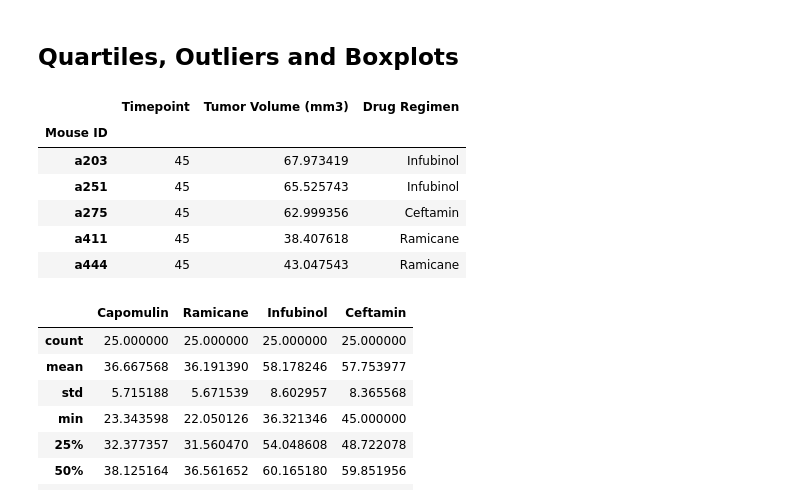
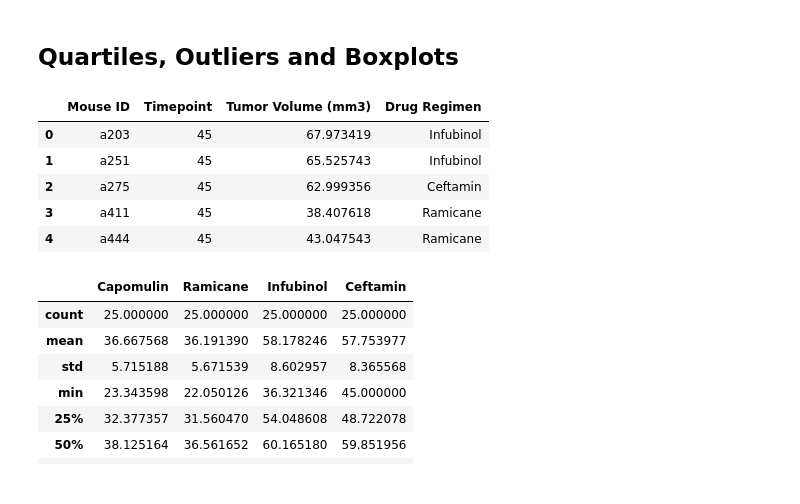
Before and after one commit to zachaa/matplotlib-challenge, a Jupyter notebook: Pymaceuticals/pymaceuticals.ipynb, the cells around one changed output. Drawn from its saved outputs; the diff is of its cells as text; code cells hidden in the pictures.

```diff
--- a/Pymaceuticals/pymaceuticals.ipynb
+++ b/Pymaceuticals/pymaceuticals.ipynb
@@ -167,21 +163,22 @@ print()  # hide extra output
 # %%
 # Calculate the final tumor volume of each mouse across four of the treatment regimens:
 # Capomulin, Ramicane, Infubinol, and Ceftamin
 
 filtered_regimens_clean = clean_mouse_study_df[clean_mouse_study_df["Drug Regimen"].isin(("Capomulin", "Ramicane", "Infubinol", "Ceftamin"))]
 # Start by getting the last (greatest) timepoint for each mouse
-last_timepoint_mouse_df = filtered_regimens_clean.groupby("Mouse ID").agg({"Timepoint": 'last',
-                                                                           "Tumor Volume (mm3)": 'last',
-                                                                           "Drug Regimen": 'last'})
+last_timepoint_mouse_df = filtered_regimens_clean.groupby("Mouse ID")\
+                                                 .agg({"Timepoint": 'last',
+                                                       "Tumor Volume (mm3)": 'last',
+                                                       "Drug Regimen": 'last'})\
+                                                 .reset_index(drop=False)
 last_timepoint_mouse_df.head(5)
 # %% [output]
-|  | Timepoint | Tumor Volume (mm3) | Drug Regimen |
-| Mouse ID |  |  |  |
-| a203 | 45 | 67.973419 | Infubinol |
-| a251 | 45 | 65.525743 | Infubinol |
-| a275 | 45 | 62.999356 | Ceftamin |
-| a411 | 45 | 38.407618 | Ramicane |
-| a444 | 45 | 43.047543 | Ramicane |
+|  | Mouse ID | Timepoint | Tumor Volume (mm3) | Drug Regimen |
+| 0 | a203 | 45 | 67.973419 | Infubinol |
+| 1 | a251 | 45 | 65.525743 | Infubinol |
+| 2 | a275 | 45 | 62.999356 | Ceftamin |
+| 3 | a411 | 45 | 38.407618 | Ramicane |
+| 4 | a444 | 45 | 43.047543 | Ramicane |
 # %%
 # create lists of treatments
 selected_treatments = ["Capomulin", "Ramicane", "Infubinol", "Ceftamin"]
```
Also changed, not shown: parts of 3 cells of this notebook.
